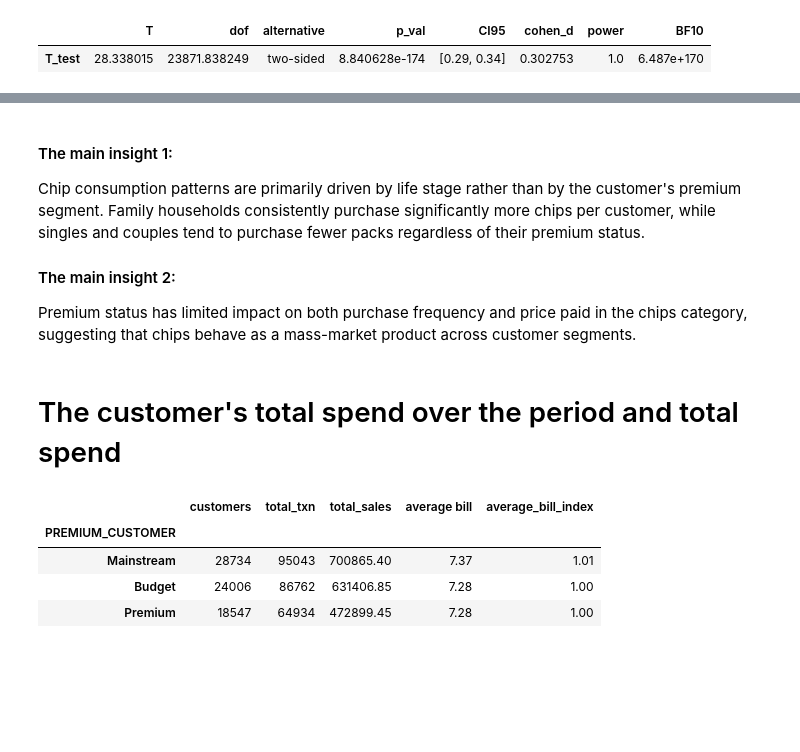
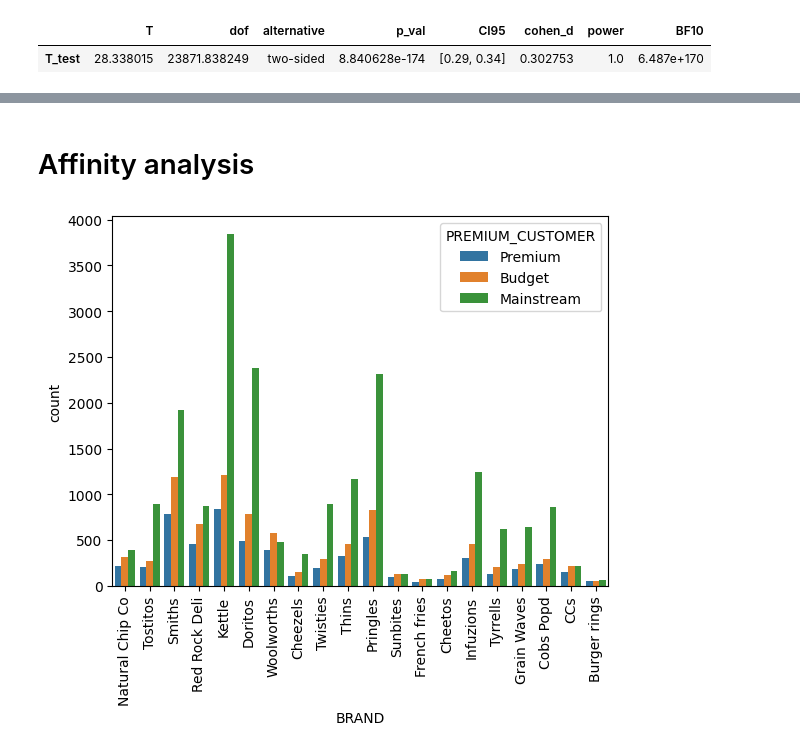
Before and after one commit to Ekatskoropud/Quantium, a Jupyter notebook: Task 1/Data analysis.ipynb, the cells around one changed output, grey strips where cells are left out. Saved outputs shown, nothing was run; the diff lists cells and outputs as text; code cells hidden in the pictures; blank space fills up the shorter version.

```diff
--- a/Task 1/Data analysis.ipynb
+++ b/Task 1/Data analysis.ipynb
@@ -423,8 +267,0 @@ analysis
-# %% [markdown]
-#### The main insight 1:
-Chip consumption patterns are primarily driven by life stage rather than by the customer's premium segment. Family households consistently purchase significantly more chips per customer, while singles and couples tend to purchase fewer packs regardless of their premium status.
-
-#### The main insight 2:
-Premium status has limited impact on both purchase frequency and price paid in the chips category, suggesting that chips behave as a mass-market product across customer segments.
-# %% [markdown]
-# The customer's total spend over the period and total spend
@@ -433,26 +268,12 @@ avg_per_txn = df["TOT_SALES"].sum() / df["TXN_ID"].count()
-# %%
-segment_analysis = df.groupby("PREMIUM_CUSTOMER").agg(
-    customers = ("LYLTY_CARD_NBR","nunique"),
-    total_txn = ("TXN_ID", "count"),
-    total_sales = ("TOT_SALES", "sum")
-)
-segment_analysis["average bill"] = (
-    segment_analysis["total_sales"] /
-    segment_analysis["total_txn"]
-    ).round(2)
-
-segment_analysis["average_bill_index"] = (
-    segment_analysis["average bill"] / avg_per_txn
-).round(2)
-
-segment_analysis = segment_analysis.sort_values(
-    by= "customers",
-    ascending= False
-)
-segment_analysis
-# %% [output]
-|  | customers | total_txn | total_sales | average bill | average_bill_index |
-| PREMIUM_CUSTOMER |  |  |  |  |  |
-| Mainstream | 28734 | 95043 | 700865.40 | 7.37 | 1.01 |
-| Budget | 24006 | 86762 | 631406.85 | 7.28 | 1.00 |
-| Premium | 18547 | 64934 | 472899.45 | 7.28 | 1.00 |
+# %% [markdown]
+# Affinity analysis
+# %%
+retantion_target = df[df["LIFESTAGE"].isin(["YOUNG SINGLES/COUPLES"])]
+
+ax = sns.countplot(data = retantion_target,
+            x = "BRAND",
+            hue = "PREMIUM_CUSTOMER")
+
+ax.tick_params(axis="x", rotation = 90)
+# %% [output]
+[figure, added]
```
Also changed, not shown: parts of 15 cells of this notebook.
